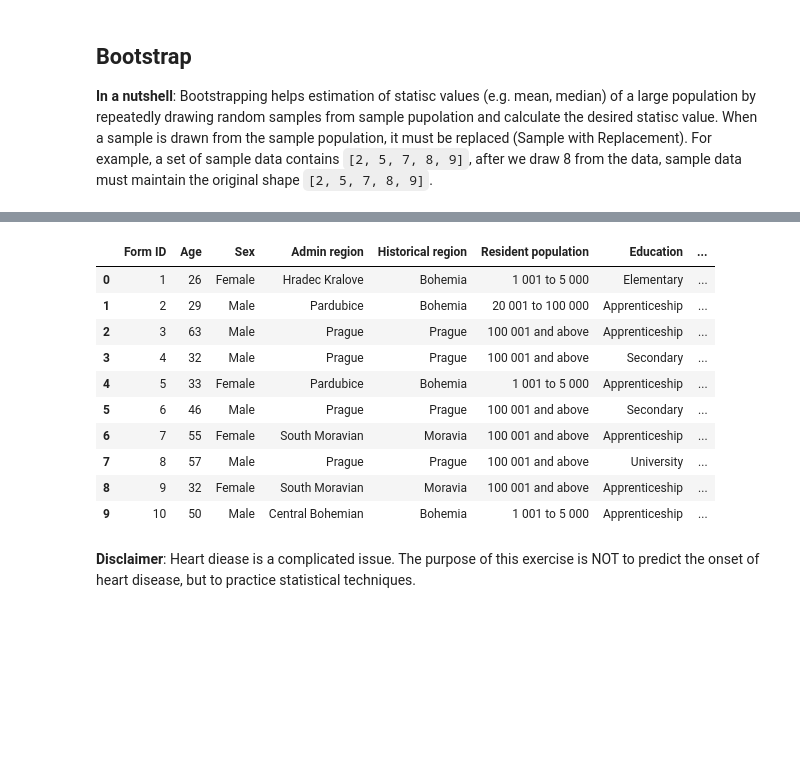
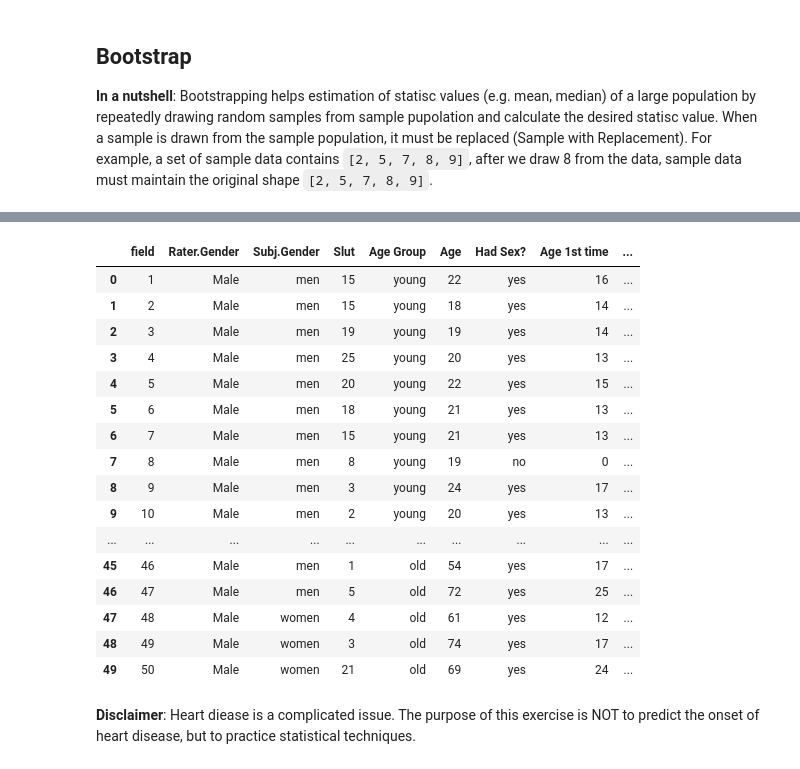
Before and after one commit to ml3ngineer/sampling_with_replacement, a Jupyter notebook: bootstrap/example.ipynb, the cells around one changed output, grey strips where cells are left out. Saved outputs shown, nothing was run; the diff lists cells and outputs as text; code cells hidden in the pictures; blank space fills up the shorter version.

```diff
--- a/bootstrap/example.ipynb
+++ b/bootstrap/example.ipynb
@@ -12,18 +79,24 @@ import matplotlib.pyplot as plt
 # %%
-df = pd.read_csv('./oral_sex_eng_translation.csv')
+df = pd.read_csv('./sex_data.csv')
 # %%
-df.head(10)
+df.head(50)
 # %% [output]
-|  | Form ID | Age | Sex | Admin region | Historical region | Resident population | Education | ... |
-| 0 | 1 | 26 | Female | Hradec Kralove | Bohemia | 1 001 to 5 000 | Elementary | ... |
-| 1 | 2 | 29 | Male | Pardubice | Bohemia | 20 001 to 100 000 | Apprenticeship | ... |
-| 2 | 3 | 63 | Male | Prague | Prague | 100 001 and above | Apprenticeship | ... |
-| 3 | 4 | 32 | Male | Prague | Prague | 100 001 and above | Secondary | ... |
-| 4 | 5 | 33 | Female | Pardubice | Bohemia | 1 001 to 5 000 | Apprenticeship | ... |
-| 5 | 6 | 46 | Male | Prague | Prague | 100 001 and above | Secondary | ... |
-| 6 | 7 | 55 | Female | South Moravian | Moravia | 100 001 and above | Apprenticeship | ... |
-| 7 | 8 | 57 | Male | Prague | Prague | 100 001 and above | University | ... |
-| 8 | 9 | 32 | Female | South Moravian | Moravia | 100 001 and above | Apprenticeship | ... |
-| 9 | 10 | 50 | Male | Central Bohemian | Bohemia | 1 001 to 5 000 | Apprenticeship | ... |
+|  | field | Rater.Gender | Subj.Gender | Slut | Age Group | Age | Had Sex? | Age 1st time | ... |
+| 0 | 1 | Male | men | 15 | young | 22 | yes | 16 | ... |
+| 1 | 2 | Male | men | 15 | young | 18 | yes | 14 | ... |
+| 2 | 3 | Male | men | 19 | young | 19 | yes | 14 | ... |
+| 3 | 4 | Male | men | 25 | young | 20 | yes | 13 | ... |
+| 4 | 5 | Male | men | 20 | young | 22 | yes | 15 | ... |
+| 5 | 6 | Male | men | 18 | young | 21 | yes | 13 | ... |
+| 6 | 7 | Male | men | 15 | young | 21 | yes | 13 | ... |
+| 7 | 8 | Male | men | 8 | young | 19 | no | 0 | ... |
+| 8 | 9 | Male | men | 3 | young | 24 | yes | 17 | ... |
+| 9 | 10 | Male | men | 2 | young | 20 | yes | 13 | ... |
+| ... | ... | ... | ... | ... | ... | ... | ... | ... | ... |
+| 45 | 46 | Male | men | 1 | old | 54 | yes | 17 | ... |
+| 46 | 47 | Male | men | 5 | old | 72 | yes | 25 | ... |
+| 47 | 48 | Male | women | 4 | old | 61 | yes | 12 | ... |
+| 48 | 49 | Male | women | 3 | old | 74 | yes | 17 | ... |
+| 49 | 50 | Male | women | 21 | old | 69 | yes | 24 | ... |
 # %% [markdown]
 **Disclaimer**: Heart diease is a complicated issue. The purpose of this exercise is NOT to predict the onset of heart disease, but to practice statistical techniques.
```
Also changed, not shown: parts of 19 cells of this notebook, 3 other files.
